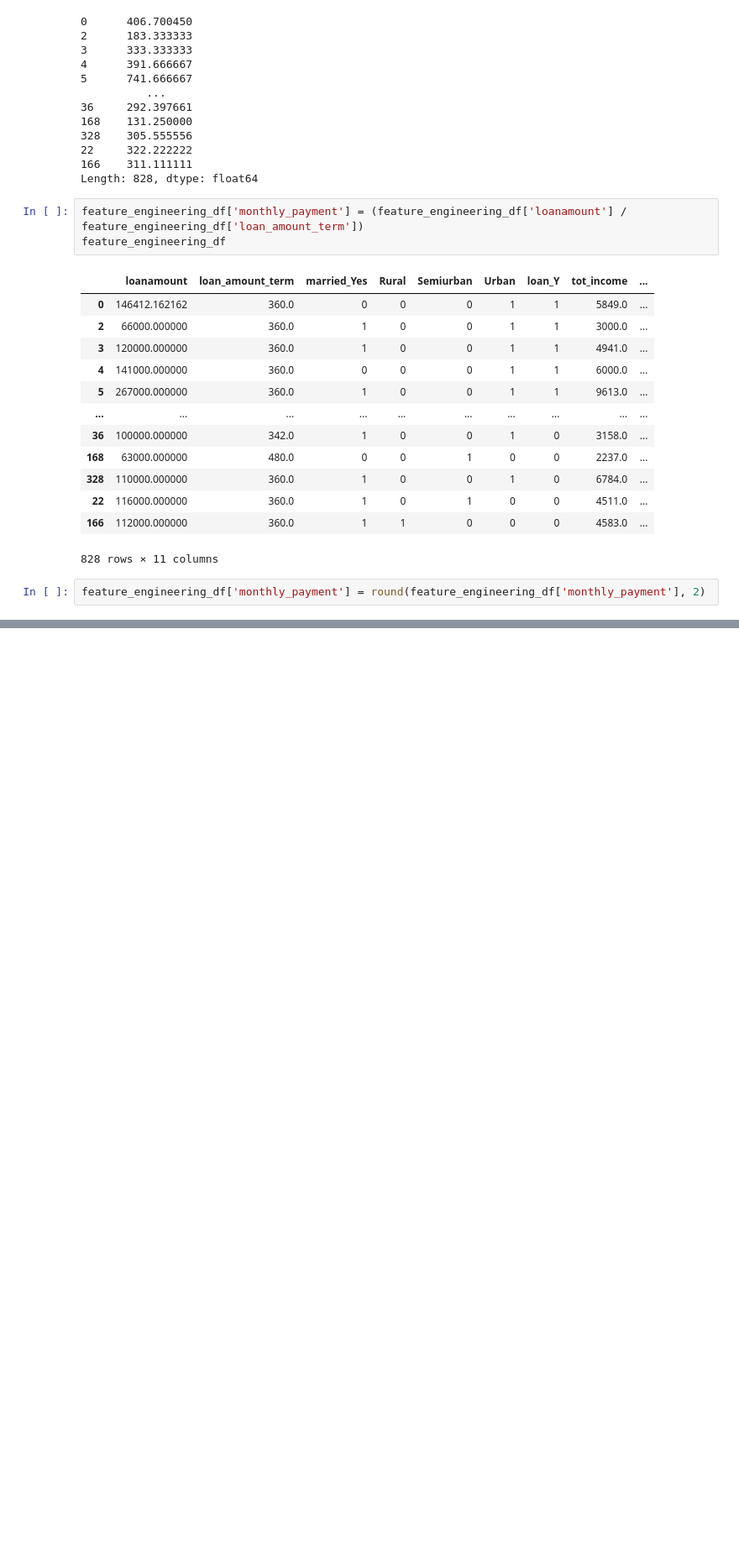
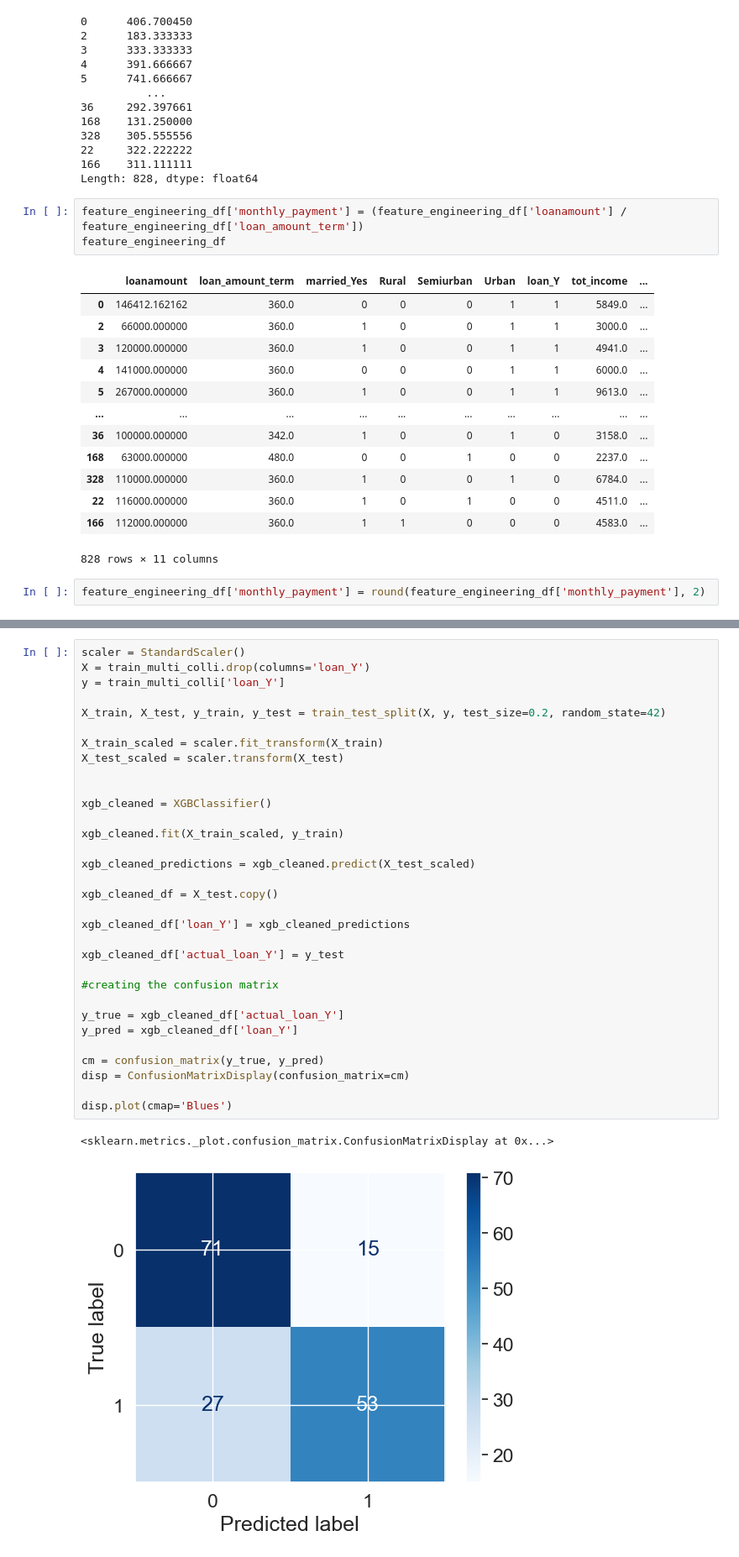
Before and after one commit to MC993/home_loan_approval, a Jupyter notebook: home_loan_notebook.ipynb, the cells around one changed output, grey strips where cells are left out. Shown at 84% size. Drawn from its saved outputs; the diff is of its cells as text; blank space fills up the shorter version.

```diff
--- a/home_loan_notebook.ipynb
+++ b/home_loan_notebook.ipynb
@@ -1421,0 +1525,35 @@ feature_engineering_df
+# %%
+scaler = StandardScaler()
+X = train_multi_colli.drop(columns='loan_Y')
+y = train_multi_colli['loan_Y']
+
+X_train, X_test, y_train, y_test = train_test_split(X, y, test_size=0.2, random_state=42)
+
+X_train_scaled = scaler.fit_transform(X_train)
+X_test_scaled = scaler.transform(X_test)
+
+
+xgb_cleaned = XGBClassifier()
+
+xgb_cleaned.fit(X_train_scaled, y_train)
+
+xgb_cleaned_predictions = xgb_cleaned.predict(X_test_scaled)
+
+xgb_cleaned_df = X_test.copy()
+
+xgb_cleaned_df['loan_Y'] = xgb_cleaned_predictions
+
+xgb_cleaned_df['actual_loan_Y'] = y_test
+
+#creating the confusion matrix
+
+y_true = xgb_cleaned_df['actual_loan_Y']
+y_pred = xgb_cleaned_df['loan_Y']
+
+cm = confusion_matrix(y_true, y_pred)
+disp = ConfusionMatrixDisplay(confusion_matrix=cm)
+
+disp.plot(cmap='Blues')
+# %% [output]
+<sklearn.metrics._plot.confusion_matrix.ConfusionMatrixDisplay at 0x...>
+[figure, added]
```
Also changed, not shown: parts of 48 cells of this notebook, 1 other file.
